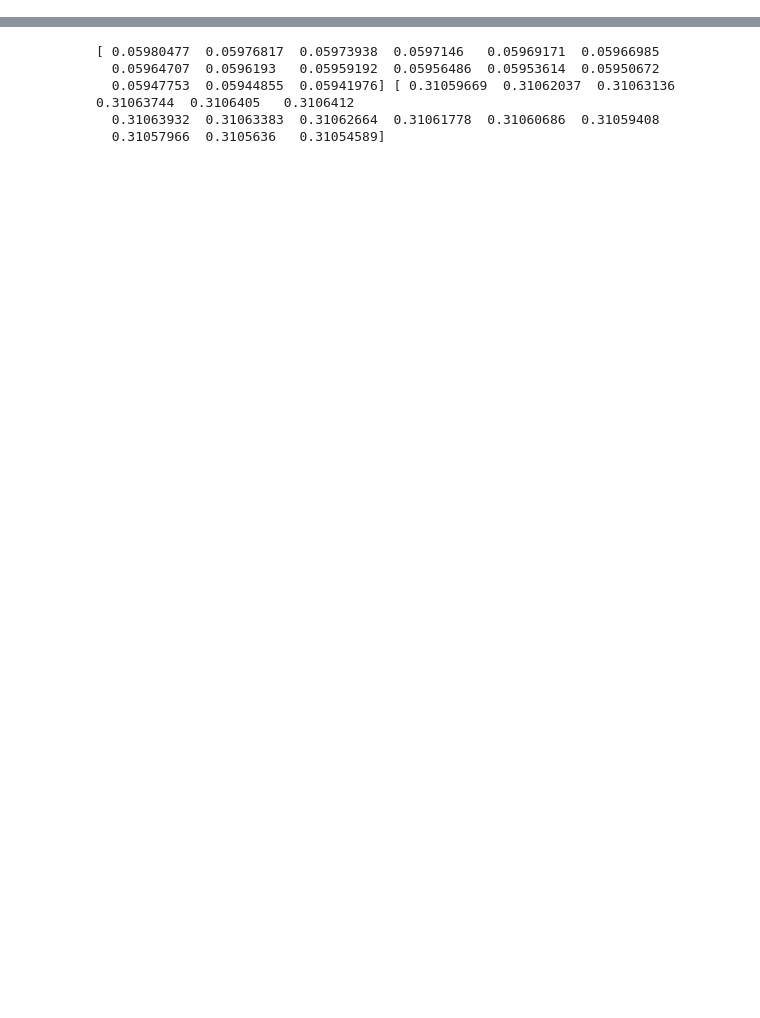
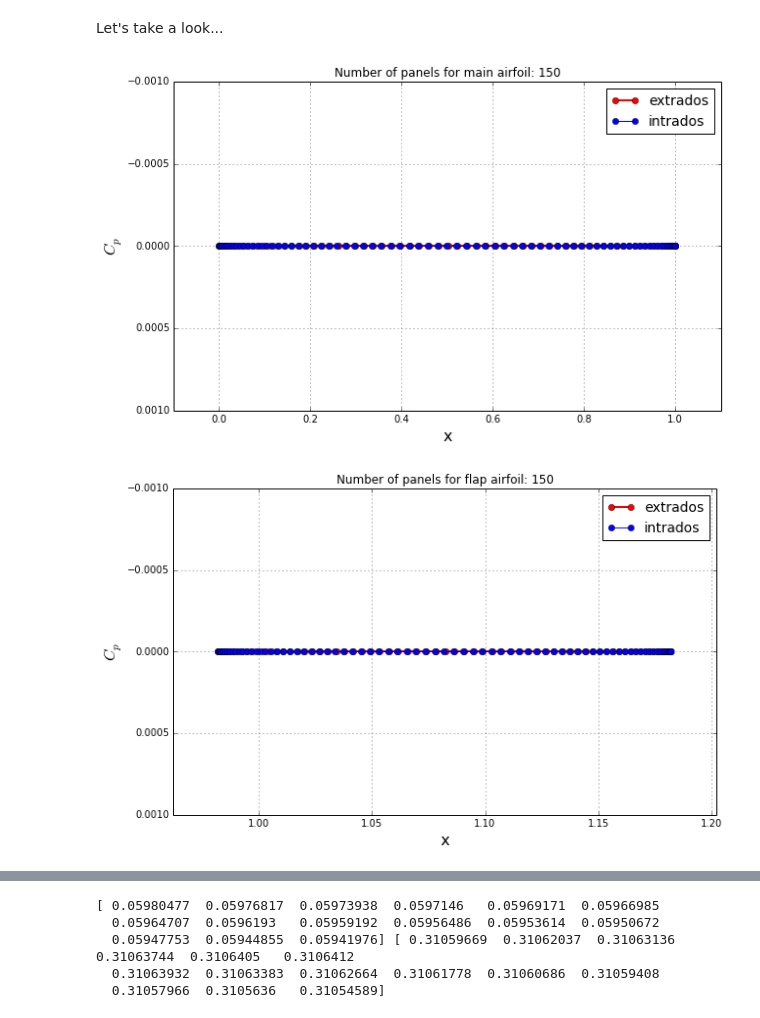
Before and after one commit to cparvini/AeroHydroWork, a Jupyter notebook: Project/BaseCode.ipynb, the cells around one changed output, grey strips where cells are left out. Cells and saved outputs as stored; diff of their text form; code cells hidden in the pictures; blank space fills up the shorter version.

```diff
--- a/Project/BaseCode.ipynb
+++ b/Project/BaseCode.ipynb
@@ -416,0 +377,50 @@ Lift coefficient: C_l = 0.311
+# %% [markdown]
+Let's take a look...
+# %%
+view = 0
+val_x, val_y = 0.10, 0.20
+x_min, x_max = numpy.min( [panel.xa for panel in panel_main[view]] ), numpy.max( [panel.xa for panel in panel_main[view]] )
+cp_min, cp_max = numpy.min( [panel.cp for panel in panel_main[view]] ), numpy.max( [panel.cp for panel in panel_main[view]] )
+x_start, x_end = x_min - val_x * (x_max-x_min), x_max + val_x * (x_max-x_min)
+y_start, y_end = cp_min - val_y * (cp_max-cp_min), cp_max + val_y * (cp_max-cp_min)
+
+pyplot.figure(figsize=(10, 6))
+pyplot.grid(True)
+pyplot.xlabel('x', fontsize=16)
+pyplot.ylabel('$C_p$', fontsize=16)
+pyplot.plot([panel.xc for panel in panel_main[view] if panel.loc == 'extrados'],
+         [panel.cp for panel in panel_main[view] if panel.loc == 'extrados'],
+         color='r', linestyle='-', linewidth=2, marker='o', markersize=6)
+pyplot.plot([panel.xc for panel in panel_main[view] if panel.loc == 'intrados'],
+         [panel.cp for panel in panel_main[view] if panel.loc == 'intrados'],
+         color='b', linestyle='-', linewidth=1, marker='o', markersize=6)
+pyplot.legend(['extrados', 'intrados'], loc='best', prop={'size':14})
+pyplot.xlim(x_start, x_end)
+pyplot.ylim(y_start, y_end)
+pyplot.gca().invert_yaxis()
+pyplot.title('Number of panels for main airfoil: %d' % N)
+
+val_x, val_y = 0.10, 0.20
+x_min, x_max = numpy.min( [panel.xa for panel in panel_flap[view]] ), numpy.max( [panel.xa for panel in panel_flap[view]] )
+cp_min, cp_max = numpy.min( [panel.cp for panel in panel_flap[view]] ), numpy.max( [panel.cp for panel in panel_flap[view]] )
+x_start, x_end = x_min - val_x * (x_max-x_min), x_max + val_x * (x_max-x_min)
+y_start, y_end = cp_min - val_y * (cp_max-cp_min), cp_max + val_y * (cp_max-cp_min)
+
+pyplot.figure(figsize=(10,6))
+pyplot.grid(True)
+pyplot.xlabel('x', fontsize=16)
+pyplot.ylabel('$C_p$', fontsize=16)
+pyplot.plot([panel.xc for panel in panel_flap[view] if panel.loc == 'extrados'],
+         [panel.cp for panel in panel_flap[view] if panel.loc == 'extrados'],
+         color='r', linestyle='-', linewidth=2, marker='o', markersize=6)
+pyplot.plot([panel.xc for panel in panel_flap[view] if panel.loc == 'intrados'],
+         [panel.cp for panel in panel_flap[view] if panel.loc == 'intrados'],
+        color='b', linestyle='-', linewidth=1, marker='o', markersize=6)
+pyplot.legend(['extrados', 'intrados'], loc='best', prop={'size':14})
+pyplot.xlim(x_start, x_end)
+pyplot.ylim(y_start, y_end)
+pyplot.gca().invert_yaxis()
+pyplot.title('Number of panels for flap airfoil: %d' % N);
+# %% [output]
+[figure, added]
+[figure, added]
```
Also changed, not shown: parts of 21 cells of this notebook, 8 other files.
